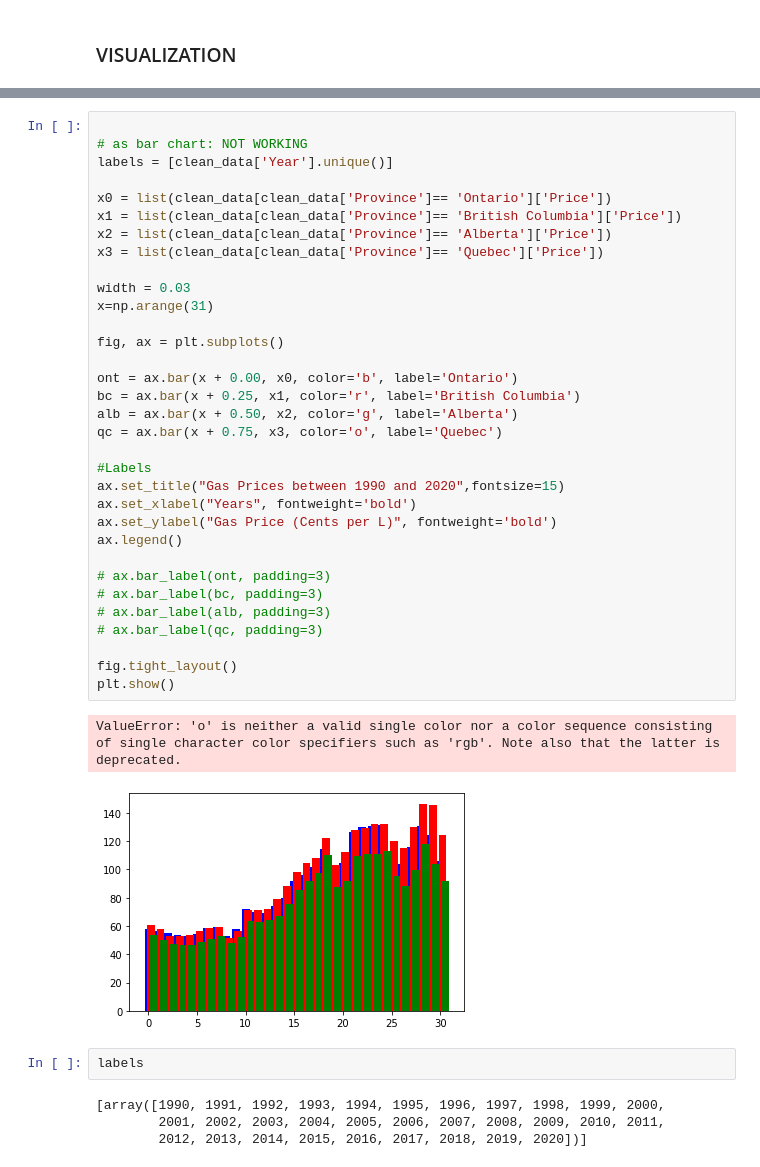
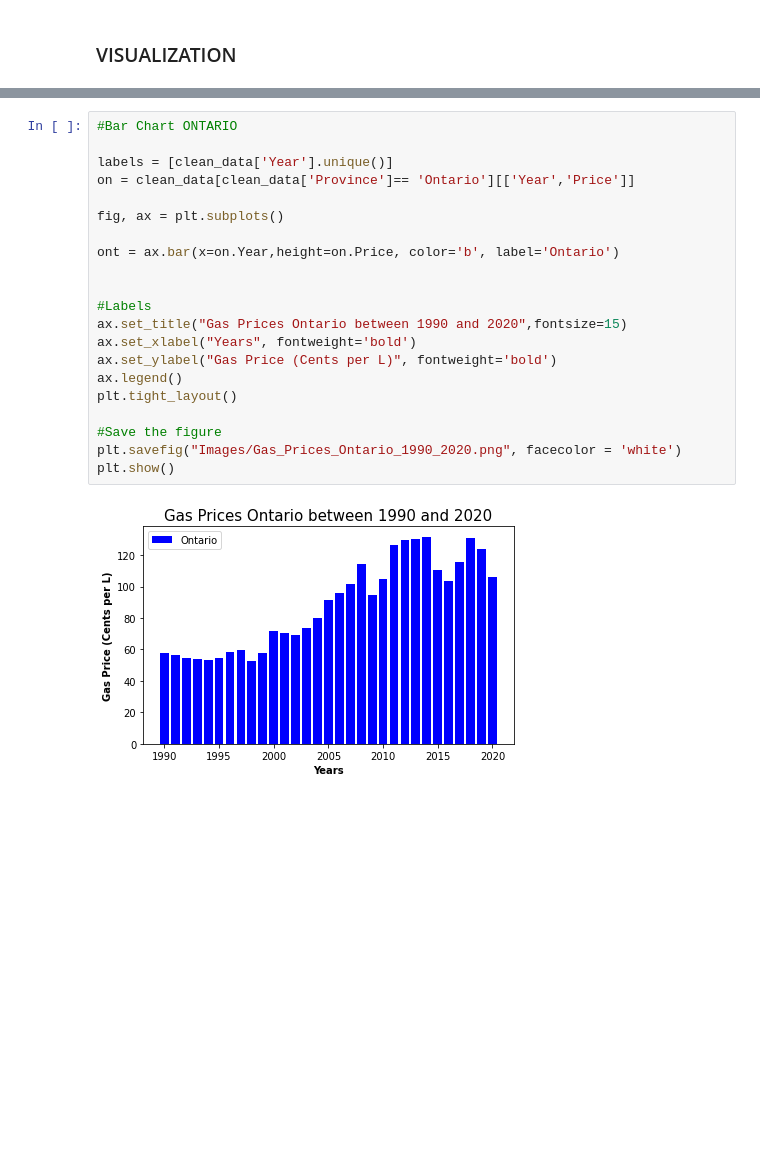
Before and after one commit to SherryKennedy/ETL-CO2_vs_Gas_Prices, a Jupyter notebook: Data_to_Mongo.ipynb, the cells around one changed output, grey strips where cells are left out. Cells and saved outputs as stored; diff of their text form; blank space fills up the shorter version.

```diff
--- a/Data_to_Mongo.ipynb
+++ b/Data_to_Mongo.ipynb
@@ -444,42 +325,23 @@ AttributeError: 'Rectangle' object has no property 'edgecolors'
 # %%
+#Bar Chart ONTARIO
 
-# as bar chart: NOT WORKING
 labels = [clean_data['Year'].unique()]
-
-x0 = list(clean_data[clean_data['Province']== 'Ontario']['Price'])
-x1 = list(clean_data[clean_data['Province']== 'British Columbia']['Price'])
-x2 = list(clean_data[clean_data['Province']== 'Alberta']['Price'])
-x3 = list(clean_data[clean_data['Province']== 'Quebec']['Price'])
-
-width = 0.03
-x=np.arange(31)
+on = clean_data[clean_data['Province']== 'Ontario'][['Year','Price']]
 
 fig, ax = plt.subplots()
 
-ont = ax.bar(x + 0.00, x0, color='b', label='Ontario')
-bc = ax.bar(x + 0.25, x1, color='r', label='British Columbia')
-alb = ax.bar(x + 0.50, x2, color='g', label='Alberta')
-qc = ax.bar(x + 0.75, x3, color='o', label='Quebec')
+ont = ax.bar(x=on.Year,height=on.Price, color='b', label='Ontario')
+
 
 #Labels
-ax.set_title("Gas Prices between 1990 and 2020",fontsize=15)
+ax.set_title("Gas Prices Ontario between 1990 and 2020",fontsize=15)
 ax.set_xlabel("Years", fontweight='bold')
 ax.set_ylabel("Gas Price (Cents per L)", fontweight='bold')
 ax.legend()
+plt.tight_layout()
 
-# ax.bar_label(ont, padding=3)
-# ax.bar_label(bc, padding=3)
-# ax.bar_label(alb, padding=3)
-# ax.bar_label(qc, padding=3)
-
-fig.tight_layout()
+#Save the figure
+plt.savefig("Images/Gas_Prices_Ontario_1990_2020.png", facecolor = 'white')
 plt.show()
 # %% [output]
-ValueError: 'o' is neither a valid single color nor a color sequence consisting of single character color specifiers such as 'rgb'. Note also that the latter is deprecated.
-[figure, old version]
+[figure, new version]
-# %%
-labels
-# %% [output]
-[array([1990, 1991, 1992, 1993, 1994, 1995, 1996, 1997, 1998, 1999, 2000,
-        2001, 2002, 2003, 2004, 2005, 2006, 2007, 2008, 2009, 2010, 2011,
-        2012, 2013, 2014, 2015, 2016, 2017, 2018, 2019, 2020])]
```
Also changed, not shown: parts of 28 cells of this notebook, 8 other files.
